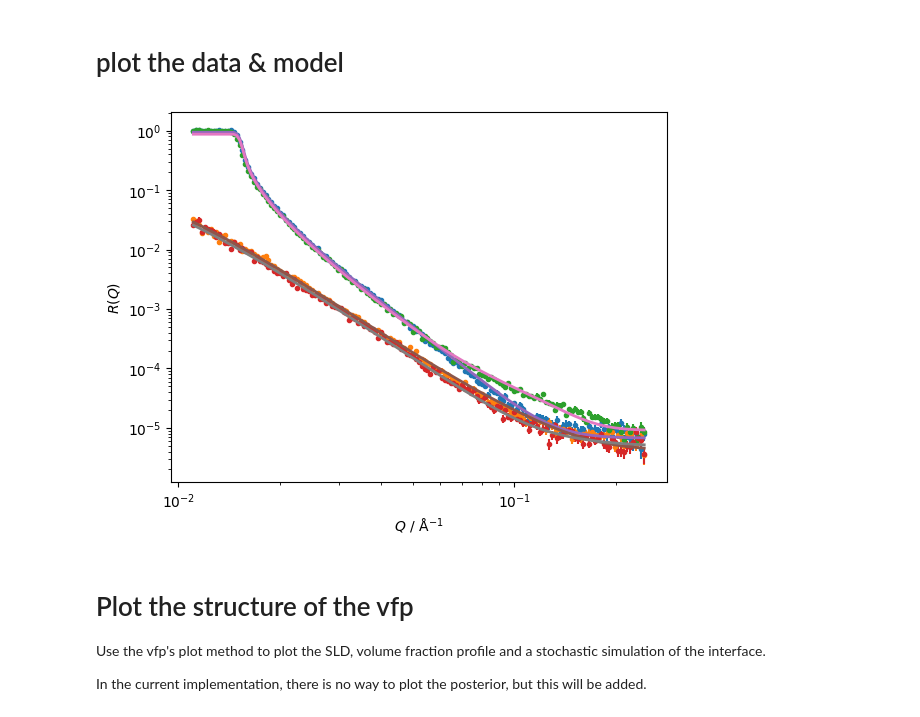
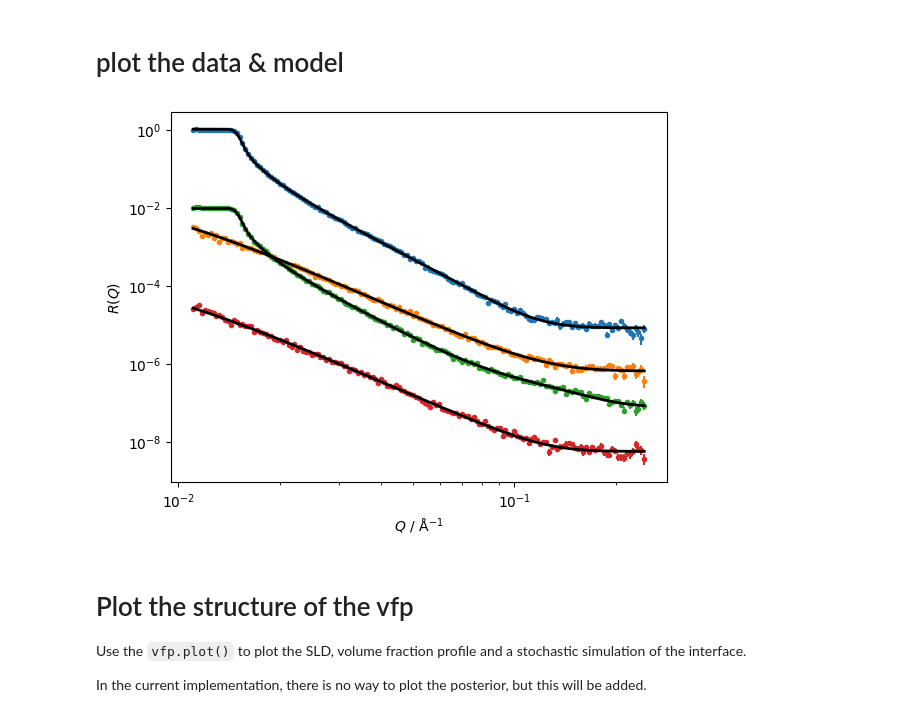
Before and after one commit to Armatron44/VFP, a Jupyter notebook: docs/example.ipynb, the cells around one changed output. Cells and saved outputs as stored; diff of their text form; code cells hidden in the pictures.

```diff
--- a/docs/example.ipynb
+++ b/docs/example.ipynb
@@ -156,30 +161,31 @@ Parameters:   'refnx VFP'
 # %%
 # the refnxVFP objects are refnx Component objects so can be placed in a refnx structure.
+# place vfps between SLD objects.
 dd_struc = Si | dd_vfp_bare | ddod
 hd_struc = Si | hd_vfp_bare | hdod
-dd_GMO_struc = Si | dd_vfp_GMO | ddod
-hd_GMO_struc = Si | hd_vfp_GMO | hdod
+dd_GMO_struc = Si | dd_vfp_gmo | ddod
+hd_GMO_struc = Si | hd_vfp_gmo | hdod
 # %%
 # define instrument / nuisance parameters
 dd_scale = Parameter(1, name='dd_scale', vary=True, bounds=(0.8, 1.2))
 hd_scale = Parameter(1, name='hd_scale', vary=True, bounds=(0.8, 1.2))
-dd_GMO_scale = Parameter(1, name='dd_GMO_scale', vary=True, bounds=(0.8, 1.2))
-hd_GMO_scale = Parameter(1, name='hd_GMO_scale', vary=True, bounds=(0.8, 1.2))
+dd_gmo_scale = Parameter(1, name='dd_gmo_scale', vary=True, bounds=(0.8, 1.2))
+hd_gmo_scale = Parameter(1, name='hd_gmo_scale', vary=True, bounds=(0.8, 1.2))
 
 dd_bkg = Parameter(1e-6, name='dd_bkg', vary=True, bounds=(1e-10, 1e-4))
 hd_bkg = Parameter(1e-6, name='hd_bkg', vary=True, bounds=(1e-10, 1e-4))
-dd_GMO_bkg = Parameter(1e-6, name='dd_GMO_bkg', vary=True, bounds=(1e-10, 1e-4))
-hd_GMO_bkg = Parameter(1e-6, name='hd_GMO_bkg', vary=True, bounds=(1e-10, 1e-4))
+dd_gmo_bkg = Parameter(1e-6, name='dd_gmo_bkg', vary=True, bounds=(1e-10, 1e-4))
+hd_gmo_bkg = Parameter(1e-6, name='hd_gmo_bkg', vary=True, bounds=(1e-10, 1e-4))
 # %%
-dd_model = ReflectModel(structure=dd_struc, scale=dd_scale, bkg=dd_bkg)
-hd_model = ReflectModel(structure=hd_struc, scale=hd_scale, bkg=hd_bkg)
-dd_GMO_model = ReflectModel(structure=dd_GMO_struc, scale=dd_GMO_scale, bkg=dd_GMO_bkg)
-hd_GMO_model = ReflectModel(structure=hd_GMO_struc, scale=hd_GMO_scale, bkg=hd_GMO_bkg)
+dd_model = ReflectModel(structure=dd_struc, scale=dd_scale, bkg=dd_bkg, dq=2.355*3)
+hd_model = ReflectModel(structure=hd_struc, scale=hd_scale, bkg=hd_bkg, dq=2.355*3)
+dd_gmo_model = ReflectModel(structure=dd_GMO_struc, scale=dd_gmo_scale, bkg=dd_gmo_bkg, dq=2.355*3)
+hd_gmo_model = ReflectModel(structure=hd_GMO_struc, scale=hd_gmo_scale, bkg=hd_gmo_bkg, dq=2.355*3)
 
 dd_obj = Objective(model=dd_model, data=Si_dd_data)
 hd_obj = Objective(model=hd_model, data=Si_hd_data)
-dd_GMO_obj = Objective(model=dd_GMO_model, data=Si_dd_GMO_data, auxiliary_params=[GMO_vf])
-hd_GMO_obj = Objective(model=hd_GMO_model, data=Si_hd_GMO_data, auxiliary_params=[GMO_vf])
+dd_gmo_obj = Objective(model=dd_gmo_model, data=Si_dd_gmo_data)
+hd_gmo_obj = Objective(model=hd_gmo_model, data=Si_hd_gmo_data)
 
 # as the SLD of the GMO layer is a product of
-glob_obj = GlobalObjective(objectives=[dd_obj, hd_obj, dd_GMO_obj, hd_GMO_obj])
+glob_obj = GlobalObjective(objectives=[dd_obj, hd_obj, dd_gmo_obj, hd_gmo_obj])
@@ -215,25 +260,26 @@ KeyboardInterrupt:
 # %% [markdown]
 # plot the data & model
 # %%
+# data vs fit
 plt.errorbar(x=Si_dd_data.x, y=Si_dd_data.y, yerr=Si_dd_data.y_err, marker='.', linestyle='None')
-plt.errorbar(x=Si_hd_data.x, y=Si_hd_data.y, yerr=Si_hd_data.y_err, marker='.', linestyle='None')
-plt.errorbar(x=Si_dd_GMO_data.x, y=Si_dd_GMO_data.y, yerr=Si_dd_GMO_data.y_err, marker='.', linestyle='None')
-plt.errorbar(x=Si_hd_GMO_data.x, y=Si_hd_GMO_data.y, yerr=Si_hd_GMO_data.y_err, marker='.', linestyle='None')
-plt.plot(glob_obj.objectives[0].data.x, glob_obj.objectives[0].generative(), zorder=5, linewidth=2)
-plt.plot(glob_obj.objectives[1].data.x, glob_obj.objectives[1].generative(), zorder=6, linewidth=2)
-plt.plot(glob_obj.objectives[2].data.x, glob_obj.objectives[2].generative(), zorder=7, linewidth=2)
-plt.plot(glob_obj.objectives[3].data.x, glob_obj.objectives[3].generative(), zorder=8, linewidth=2)
+plt.errorbar(x=Si_hd_data.x, y=Si_hd_data.y*0.1, yerr=Si_hd_data.y_err*0.1, marker='.', linestyle='None')
+plt.errorbar(x=Si_dd_gmo_data.x, y=Si_dd_gmo_data.y*0.01, yerr=Si_dd_gmo_data.y_err*0.01, marker='.', linestyle='None')
+plt.errorbar(x=Si_hd_gmo_data.x, y=Si_hd_gmo_data.y*0.001, yerr=Si_hd_gmo_data.y_err*0.001, marker='.', linestyle='None')
+plt.plot(glob_obj.objectives[0].data.x, glob_obj.objectives[0].generative(), zorder=5, linewidth=2, color='k')
+plt.plot(glob_obj.objectives[1].data.x, glob_obj.objectives[1].generative()*0.1, zorder=6, linewidth=2, color='k')
+plt.plot(glob_obj.objectives[2].data.x, glob_obj.objectives[2].generative()*0.01, zorder=7, linewidth=2, color='k')
+plt.plot(glob_obj.objectives[3].data.x, glob_obj.objectives[3].generative()*0.001, zorder=8, linewidth=2, color='k')
 plt.xscale('log')
 plt.yscale('log')
 plt.xlabel(r'$Q$ / $\mathrm{\AA{}}^{-1}$')
 plt.ylabel(r'$R\left(Q\right)$')
 plt.show()
 # %% [output]
-[figure, old version]
+[figure, new version]
 # %% [markdown]
 # Plot the structure of the vfp
 
-Use the vfp's plot method to plot the SLD, volume fraction profile and a stochastic simulation of the interface.
+Use the `vfp.plot()` to plot the SLD, volume fraction profile and a stochastic simulation of the interface.
 
 In the current implementation, there is no way to plot the posterior, but this will be added.
 # %%
```
Also changed, not shown: parts of 14 cells of this notebook.
